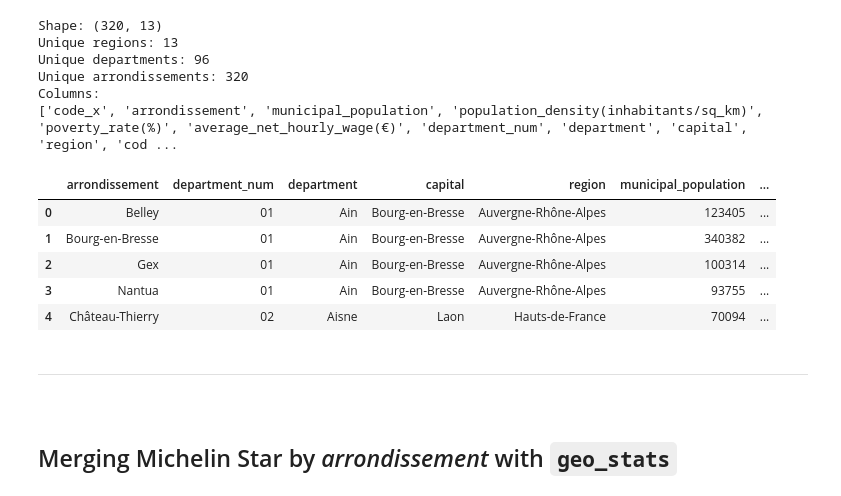
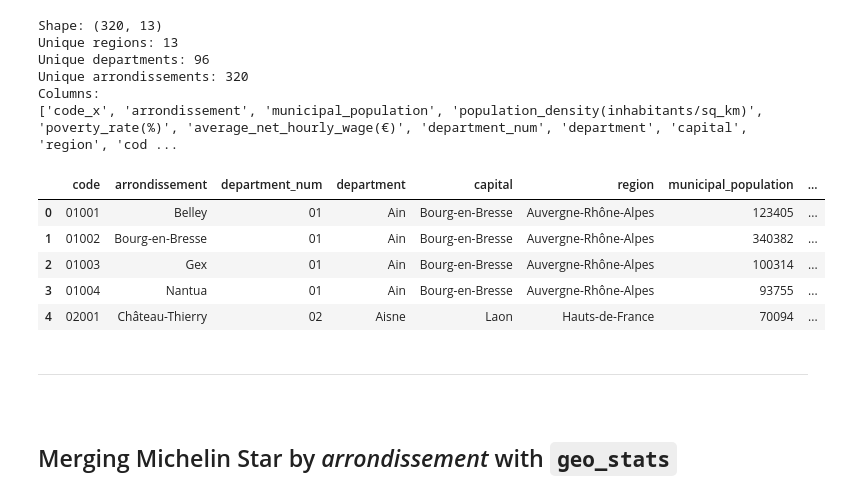
Before and after one commit to pineapple-bois/Michelin_Rated_Restaurants, a Jupyter notebook: Notebooks/France/France_Arrondissements.ipynb, the cells around one changed output. Drawn from its saved outputs; the diff is of its cells as text; code cells hidden in the pictures.

Commit message:
Added arrondissement code

```diff
--- a/Notebooks/France/France_Arrondissements.ipynb
+++ b/Notebooks/France/France_Arrondissements.ipynb
@@ -630,19 +629,20 @@ Columns:
 ['code_x', 'arrondissement', 'municipal_population', 'population_density(inhabitants/sq_km)', 'poverty_rate(%)', 'average_net_hourly_wage(€)', 'department_num', 'department', 'capital', 'region', 'cod ...
 # %%
 # Drop 'code_'
-geo_stats.drop(['code_x', 'code_y'], axis=1, inplace=True)
+geo_stats.drop(['code_x'], axis=1, inplace=True)
+geo_stats.rename(columns={'code_y': 'code'}, inplace=True)
 # %%
 # Rearrange columns
-new_order = ['arrondissement', 'department_num', 'department', 'capital', 'region', 'municipal_population', 'population_density(inhabitants/sq_km)', 'poverty_rate(%)', 'average_net_hourly_wage(€)', 'geometry']
+new_order = ['code', 'arrondissement', 'department_num', 'department', 'capital', 'region', 'municipal_population', 'population_density(inhabitants/sq_km)', 'poverty_rate(%)', 'average_net_hourly_wage(€)', 'geometry']
 geo_stats = geo_stats[new_order]
 geo_stats.head()
 # %% [output]
-|  | arrondissement | department_num | department | capital | region | municipal_population | ... |
-| 0 | Belley | 01 | Ain | Bourg-en-Bresse | Auvergne-Rhône-Alpes | 123405 | ... |
-| 1 | Bourg-en-Bresse | 01 | Ain | Bourg-en-Bresse | Auvergne-Rhône-Alpes | 340382 | ... |
-| 2 | Gex | 01 | Ain | Bourg-en-Bresse | Auvergne-Rhône-Alpes | 100314 | ... |
-| 3 | Nantua | 01 | Ain | Bourg-en-Bresse | Auvergne-Rhône-Alpes | 93755 | ... |
-| 4 | Château-Thierry | 02 | Aisne | Laon | Hauts-de-France | 70094 | ... |
+|  | code | arrondissement | department_num | department | capital | region | municipal_population | ... |
+| 0 | 01001 | Belley | 01 | Ain | Bourg-en-Bresse | Auvergne-Rhône-Alpes | 123405 | ... |
+| 1 | 01002 | Bourg-en-Bresse | 01 | Ain | Bourg-en-Bresse | Auvergne-Rhône-Alpes | 340382 | ... |
+| 2 | 01003 | Gex | 01 | Ain | Bourg-en-Bresse | Auvergne-Rhône-Alpes | 100314 | ... |
+| 3 | 01004 | Nantua | 01 | Ain | Bourg-en-Bresse | Auvergne-Rhône-Alpes | 93755 | ... |
+| 4 | 02001 | Château-Thierry | 02 | Aisne | Laon | Hauts-de-France | 70094 | ... |
 # %% [markdown]
 ----
 &nbsp;
```
Also changed, not shown: parts of 11 cells of this notebook.
